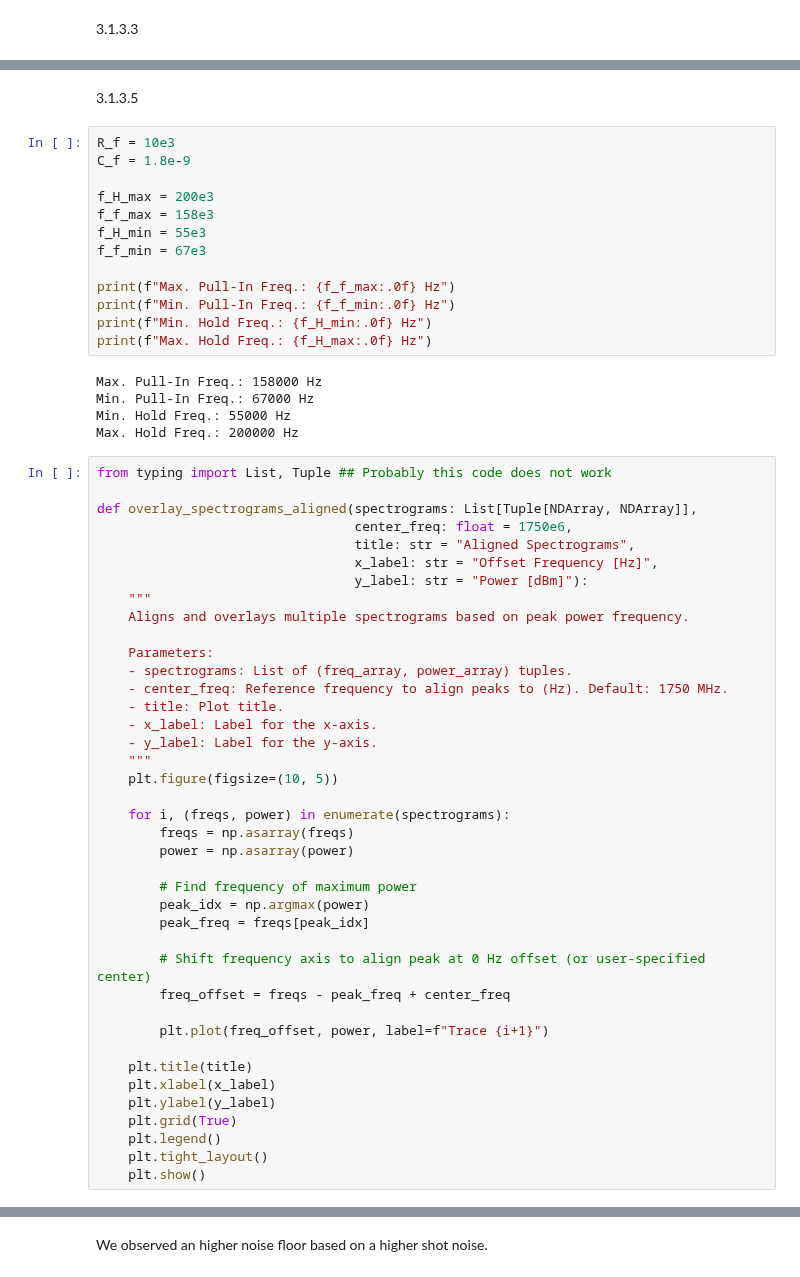
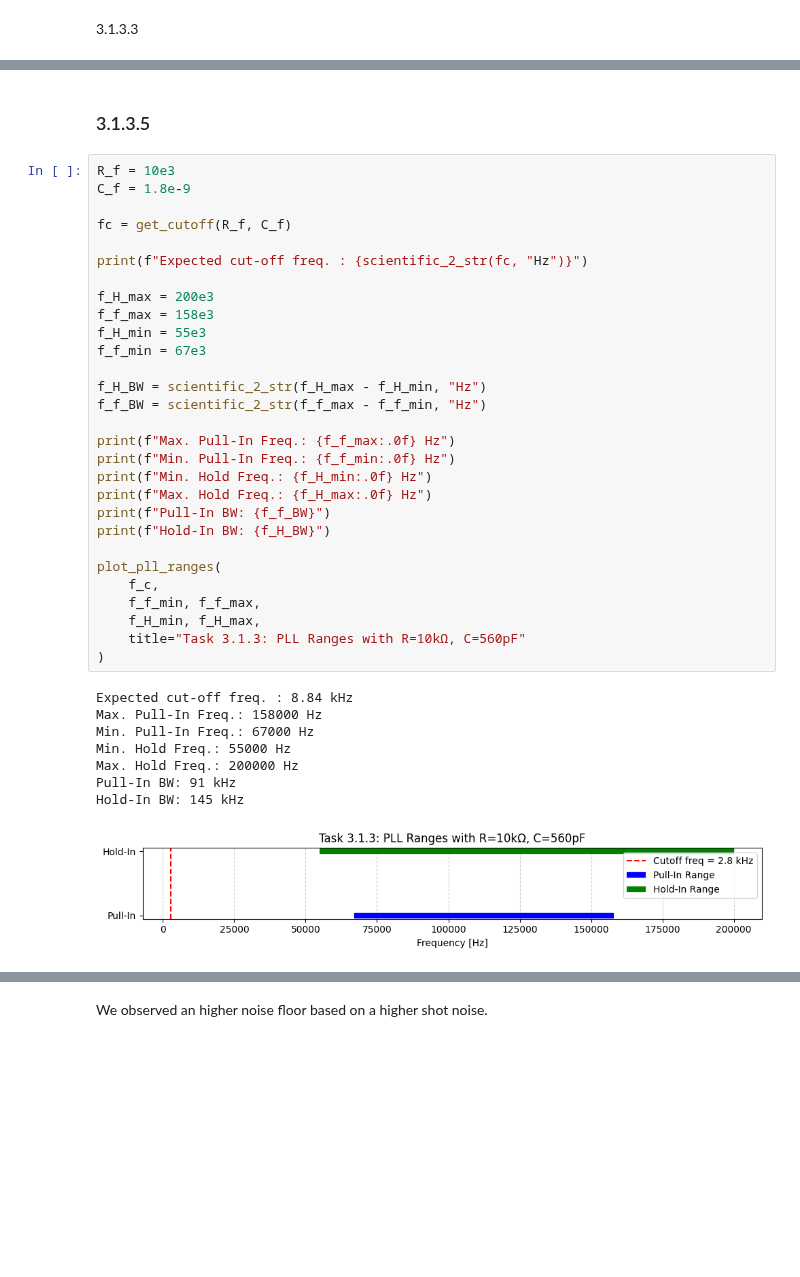
Before and after one commit to NortheLo/Microwave_Eng_Lab, a Jupyter notebook: Lab7_PLL/MWE_Lab7_Meas.ipynb, the cells around one changed output, grey strips where cells are left out. Drawn from its saved outputs; the diff is of its cells as text; blank space fills up the shorter version.

```diff
--- a/Lab7_PLL/MWE_Lab7_Meas.ipynb
+++ b/Lab7_PLL/MWE_Lab7_Meas.ipynb
@@ -269,61 +396,41 @@ Max. Hold Freq.: 200000 Hz
 # %% [markdown]
-3.1.3.5
+ ### 3.1.3.5
 # %%
 R_f = 10e3
 C_f = 1.8e-9
+
+fc = get_cutoff(R_f, C_f)
+
+print(f"Expected cut-off freq. : {scientific_2_str(fc, "Hz")}")
 
 f_H_max = 200e3
 f_f_max = 158e3
 f_H_min = 55e3
 f_f_min = 67e3
 
+f_H_BW = scientific_2_str(f_H_max - f_H_min, "Hz")
+f_f_BW = scientific_2_str(f_f_max - f_f_min, "Hz")
+
 print(f"Max. Pull-In Freq.: {f_f_max:.0f} Hz")
 print(f"Min. Pull-In Freq.: {f_f_min:.0f} Hz")
 print(f"Min. Hold Freq.: {f_H_min:.0f} Hz")
 print(f"Max. Hold Freq.: {f_H_max:.0f} Hz")
+print(f"Pull-In BW: {f_f_BW}")
+print(f"Hold-In BW: {f_H_BW}")
+
+plot_pll_ranges(
+    f_c,
+    f_f_min, f_f_max,
+    f_H_min, f_H_max,
+    title="Task 3.1.3: PLL Ranges with R=10kΩ, C=560pF"
+)
 # %% [output]
+Expected cut-off freq. : 8.84 kHz
 Max. Pull-In Freq.: 158000 Hz
 Min. Pull-In Freq.: 67000 Hz
 Min. Hold Freq.: 55000 Hz
 Max. Hold Freq.: 200000 Hz
+Pull-In BW: 91 kHz
+Hold-In BW: 145 kHz
+[figure, added]
-# %%
-from typing import List, Tuple ## Probably this code does not work
-
-def overlay_spectrograms_aligned(spectrograms: List[Tuple[NDArray, NDArray]],
-                                 center_freq: float = 1750e6,
-                                 title: str = "Aligned Spectrograms",
-                                 x_label: str = "Offset Frequency [Hz]",
-                                 y_label: str = "Power [dBm]"):
-    """
-    Aligns and overlays multiple spectrograms based on peak power frequency.
-
-    Parameters:
-    - spectrograms: List of (freq_array, power_array) tuples.
-    - center_freq: Reference frequency to align peaks to (Hz). Default: 1750 MHz.
-    - title: Plot title.
-    - x_label: Label for the x-axis.
-    - y_label: Label for the y-axis.
-    """
-    plt.figure(figsize=(10, 5))
-
-    for i, (freqs, power) in enumerate(spectrograms):
-        freqs = np.asarray(freqs)
-        power = np.asarray(power)
-
-        # Find frequency of maximum power
-        peak_idx = np.argmax(power)
-        peak_freq = freqs[peak_idx]
-
-        # Shift frequency axis to align peak at 0 Hz offset (or user-specified center)
-        freq_offset = freqs - peak_freq + center_freq
-
-        plt.plot(freq_offset, power, label=f"Trace {i+1}")
-
-    plt.title(title)
-    plt.xlabel(x_label)
-    plt.ylabel(y_label)
-    plt.grid(True)
-    plt.legend()
-    plt.tight_layout()
-    plt.show()
 # %% [markdown]
```
Also changed, not shown: parts of 35 cells of this notebook.
